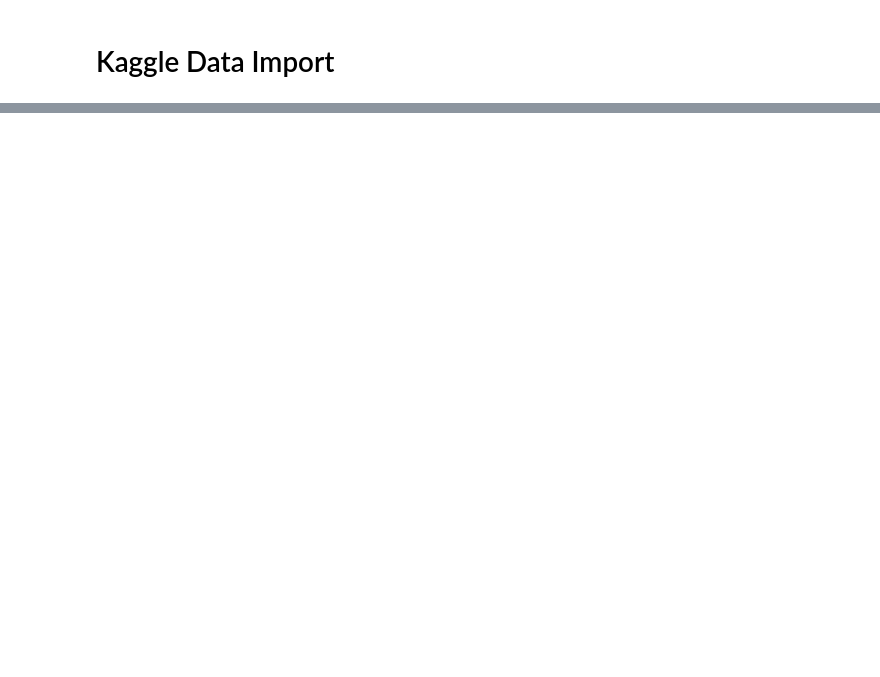
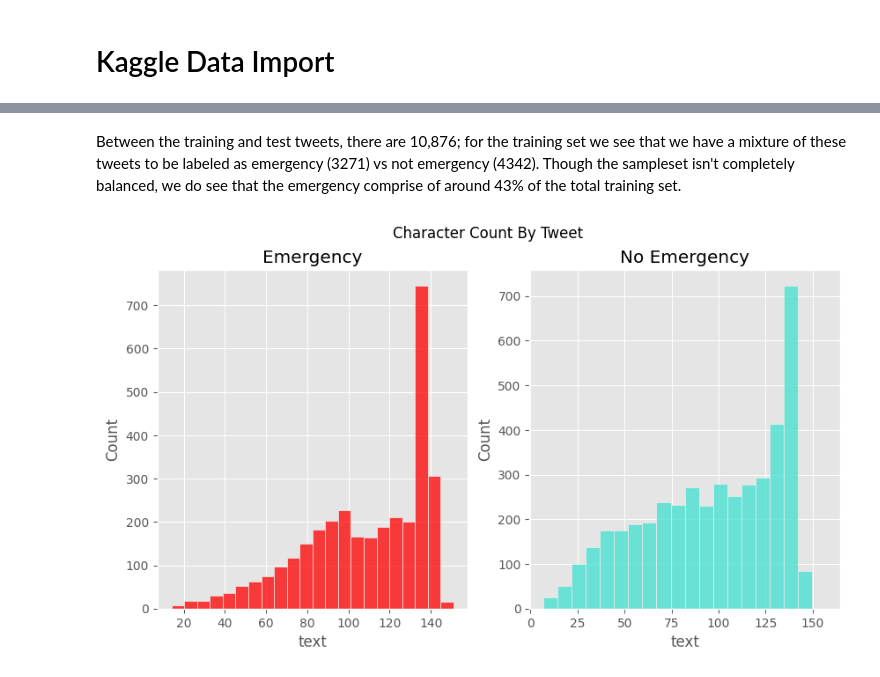
Before and after one commit to cdr6934/DisasterRecoverTweets, a Jupyter notebook: MSDS_DisasterTweets.ipynb, the cells around one changed output, grey strips where cells are left out. Cells and saved outputs as stored; diff of their text form; code cells hidden in the pictures; blank space fills up the shorter version.

```diff
--- a/MSDS_DisasterTweets.ipynb
+++ b/MSDS_DisasterTweets.ipynb
@@ -107,0 +232,23 @@ for dirname, _, filenames in os.walk('/kaggle/input'):
+# %% [markdown]
+Between the training and test tweets, there are 10,876; for the training set we see that we have a mixture of these tweets to be labeled as emergency (3271) vs not emergency (4342). Though the sampleset isn't completely balanced, we do see that the emergency comprise of around 43% of the total training set.
+# %%
+# Set up the subplots
+fig, (ax1, ax2) = plt.subplots(1, 2, figsize=(10, 5))
+
+# Histogram for 'Emergency' tweets
+tweet_len_emergency = df_train[df_train['target'] == 1]['text'].str.len()
+sns.histplot(tweet_len_emergency, color='red', ax=ax1)
+ax1.set_title('Emergency')
+
+# Histogram for 'No Emergency' tweets
+tweet_len_no_emergency = df_train[df_train['target'] == 0]['text'].str.len()
+sns.histplot(tweet_len_no_emergency, color='turquoise', ax=ax2)
+ax2.set_title('No Emergency')
+
+# Set the main title for the figure
+fig.suptitle('Character Count By Tweet')
+
+# Display the plot
+plt.show()
+# %% [output]
+[figure, added]
```
Also changed, not shown: parts of 77 cells of this notebook.
